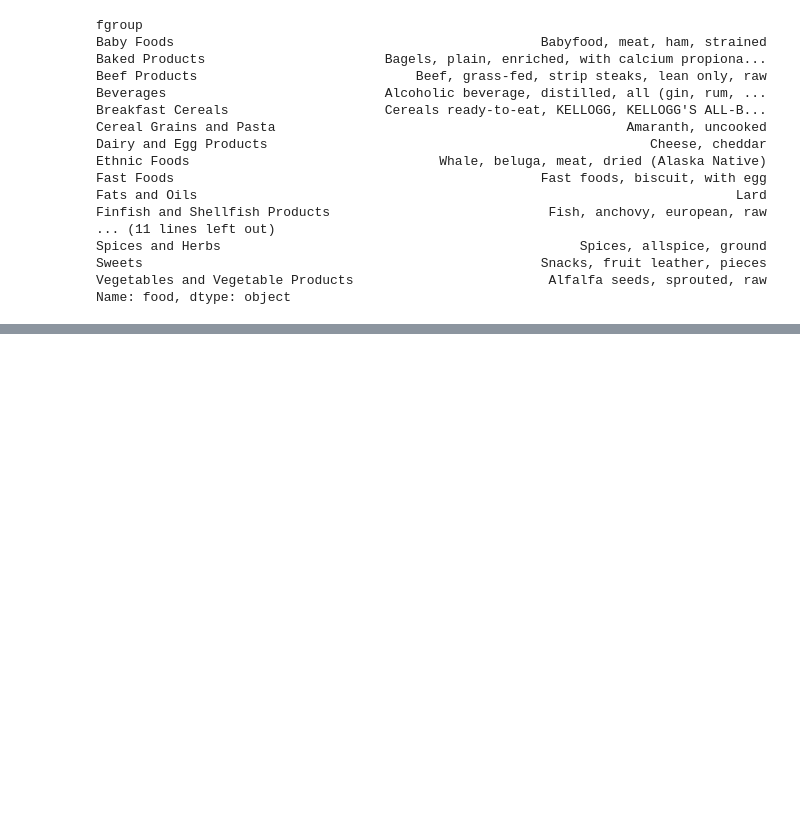
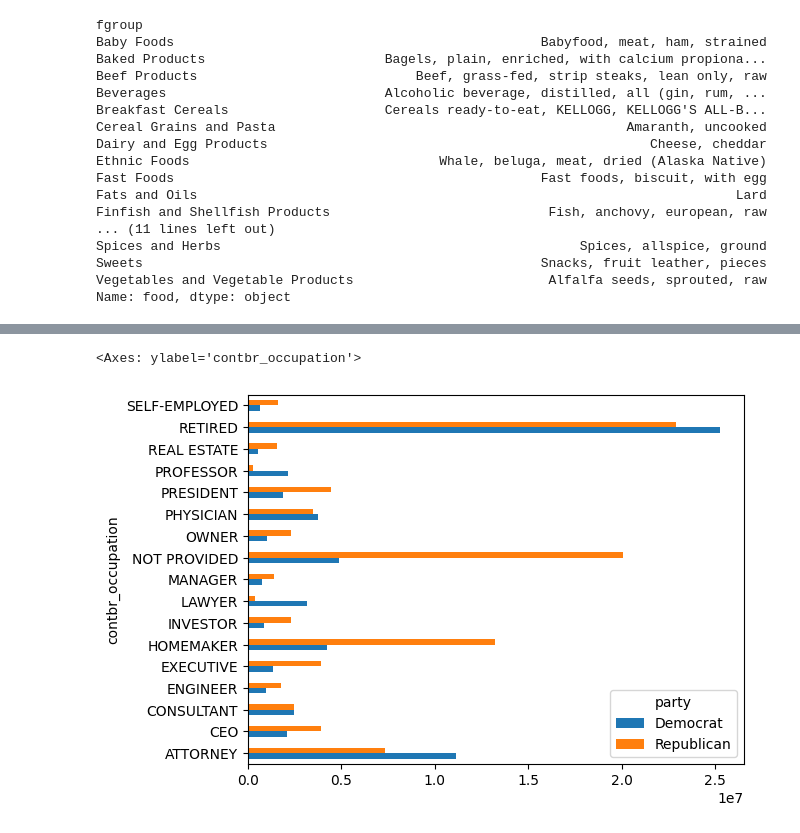
Before and after one commit to metju29/python-data-learning, a Jupyter notebook: Python for Data Analysis book/chapter_14.ipynb, the cells around one changed output, grey strips where cells are left out. Cells and saved outputs as stored; diff of their text form; code cells hidden in the pictures; blank space fills up the shorter version.

```diff
--- a/Python for Data Analysis book/chapter_14.ipynb
+++ b/Python for Data Analysis book/chapter_14.ipynb
@@ -1105,0 +1142,16 @@ Name: food, dtype: object
+# %%
+parties = {'Bachmann, Michelle': 'Republican',
+           'Cain, Herman': 'Republican',
+           'Gingrich, Newt': 'Republican',
+           'Huntsman, Jon': 'Republican',
+           'Johnson, Gary Earl': 'Republican',
+           'McCotter, Thaddeus G': 'Republican',
+           'Obama, Barack': 'Democrat',
+           'Paul, Ron': 'Republican',
+           'Pawlenty, Timothy': 'Republican',
+           'Perry, Rick': 'Republican',
+           "Roemer, Charles E. 'Buddy' III": 'Republican',
+           'Romney, Mitt': 'Republican',
+           'Santorum, Rick': 'Republican'}
+
+fec.cand_nm[123456:123461]
@@ -1105,0 +1174,3 @@ Name: food, dtype: object
+# %%
+fec['party'] = fec.cand_nm.map(parties)
+fec['party'].value_counts()
@@ -1105,0 +1189,3 @@ Name: food, dtype: object
+# %%
+fec = fec[fec.contb_receipt_amt > 0]
+fec_mrbo = fec[fec.cand_nm.isin(['Obama, Barack', 'Romney, Mitt'])]
@@ -1105,0 +1209,14 @@ Name: food, dtype: object
+# %%
+occ_mapping = {
+   'INFORMATION REQUESTED PER BEST EFFORTS' : 'NOT PROVIDED',
+   'INFORMATION REQUESTED' : 'NOT PROVIDED',
+   'INFORMATION REQUESTED (BEST EFFORTS)' : 'NOT PROVIDED',
+   'C.E.O.': 'CEO'
+}
+
+f = lambda x: occ_mapping.get(x, x)
+fec.contbr_occupation = fec.contbr_occupation.map(f)
+
+by_occupation = fec.pivot_table('contb_receipt_amt', index='contbr_occupation', columns='party', aggfunc='sum')
+over_2mm = by_occupation[by_occupation.sum(1) > 2000000]
+over_2mm
@@ -1105,0 +1243,5 @@ Name: food, dtype: object
+# %%
+over_2mm.plot(kind='barh')
+# %% [output]
+<Axes: ylabel='contbr_occupation'>
+[figure, added]
```
Also changed, not shown: parts of 18 cells of this notebook.
